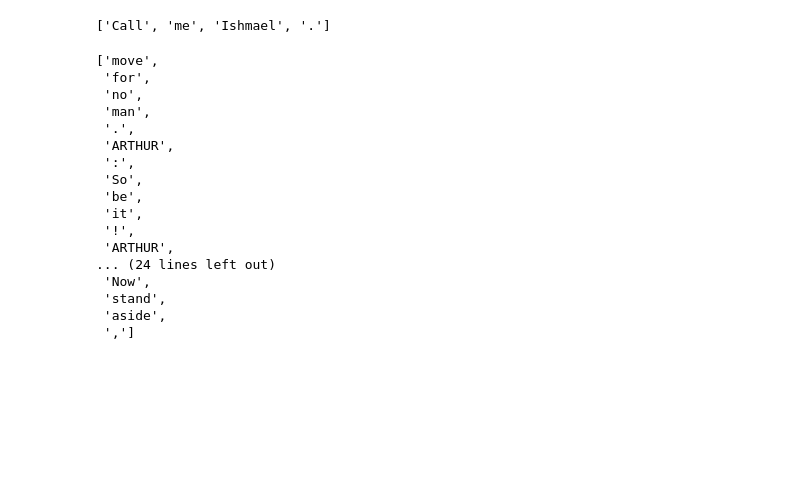
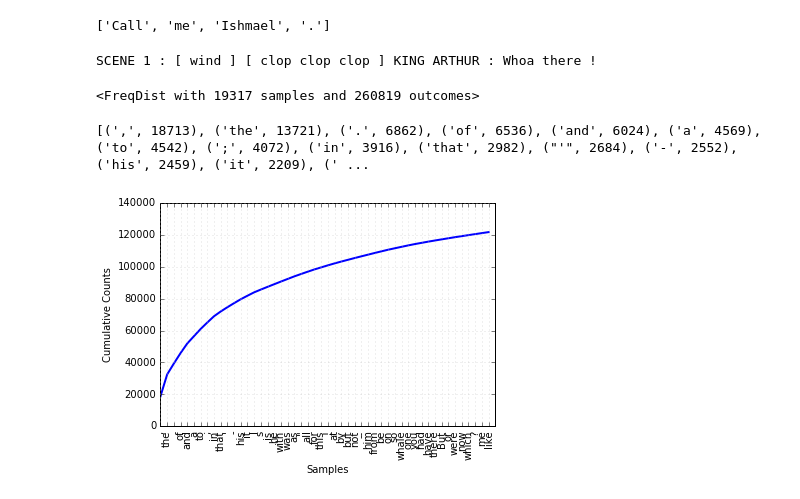
Before and after one commit to mshofmann/data_science, a Jupyter notebook: NLTK Book.ipynb, the cells around one changed output. Drawn from its saved outputs; the diff is of its cells as text; code cells hidden in the pictures; blank space fills up the shorter version.

```diff
--- a/NLTK Book.ipynb
+++ b/NLTK Book.ipynb
@@ -100,23 +114,20 @@ percentage(text4.count('the'), len(text4))
 sent1
 # %% [output]
 ['Call', 'me', 'Ishmael', '.']
-# %%
-text6[2300:2340]
-# %% [output]
-['move',
- 'for',
- 'no',
- 'man',
- '.',
- 'ARTHUR',
- ':',
- 'So',
- 'be',
- 'it',
- '!',
- 'ARTHUR',
-... (24 lines left out)
- 'Now',
- 'stand',
- 'aside',
- ',']
+# %%
+print(' '.join(sent6))
+# %% [output]
+SCENE 1 : [ wind ] [ clop clop clop ] KING ARTHUR : Whoa there !
+# %%
+fdist1 = FreqDist(text1)
+print(fdist1)
+# %% [output]
+<FreqDist with 19317 samples and 260819 outcomes>
+# %%
+print(fdist1.most_common(50))
+# %% [output]
+[(',', 18713), ('the', 13721), ('.', 6862), ('of', 6536), ('and', 6024), ('a', 4569), ('to', 4542), (';', 4072), ('in', 3916), ('that', 2982), ("'", 2684), ('-', 2552), ('his', 2459), ('it', 2209), (' ...
+# %%
+fdist1.plot(50, cumulative=True)
+# %% [output]
+[figure, added]
```
Also changed, not shown: parts of 7 cells of this notebook.
